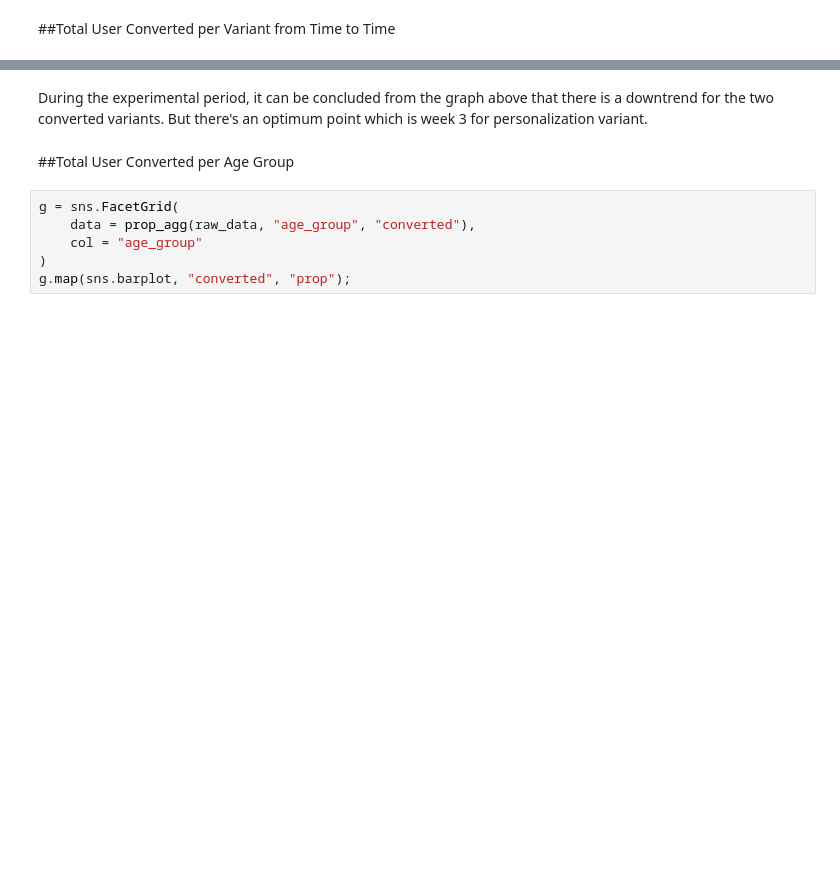
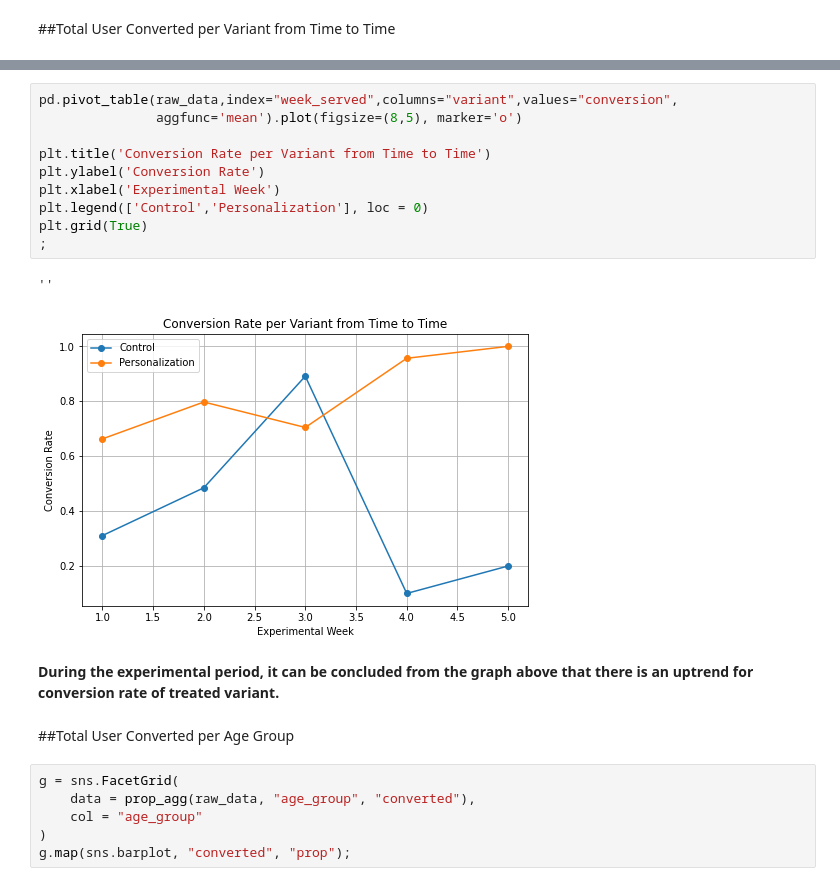
Before and after one commit to mhmmdmin/Assignment, a Jupyter notebook: Muhammad_Amin_Case_Study_A_B_Testing.ipynb, the cells around one changed output, grey strips where cells are left out. Cells and saved outputs as stored; diff of their text form; blank space fills up the shorter version.

```diff
--- a/Muhammad_Amin_Case_Study_A_B_Testing.ipynb
+++ b/Muhammad_Amin_Case_Study_A_B_Testing.ipynb
@@ -260,8 +272,21 @@ plt.grid(True)
 # %% [output]
 ''
 [figure]
+# %%
+pd.pivot_table(raw_data,index="week_served",columns="variant",values="conversion",
+               aggfunc='mean').plot(figsize=(8,5), marker='o')
+
+plt.title('Conversion Rate per Variant from Time to Time')
+plt.ylabel('Conversion Rate')
+plt.xlabel('Experimental Week')
+plt.legend(['Control','Personalization'], loc = 0)
+plt.grid(True)
+;
+# %% [output]
+''
+[figure, added]
 # %% [markdown]
-During the experimental period, it can be concluded from the graph above that there is a downtrend for the two converted variants. But there's an optimum point which is week 3 for personalization variant.
+**During the experimental period, it can be concluded from the graph above that there is an uptrend for conversion rate of treated variant.**
 # %% [markdown]
 ##Total User Converted per Age Group
 # %%
```
Also changed, not shown: parts of 15 cells of this notebook.
